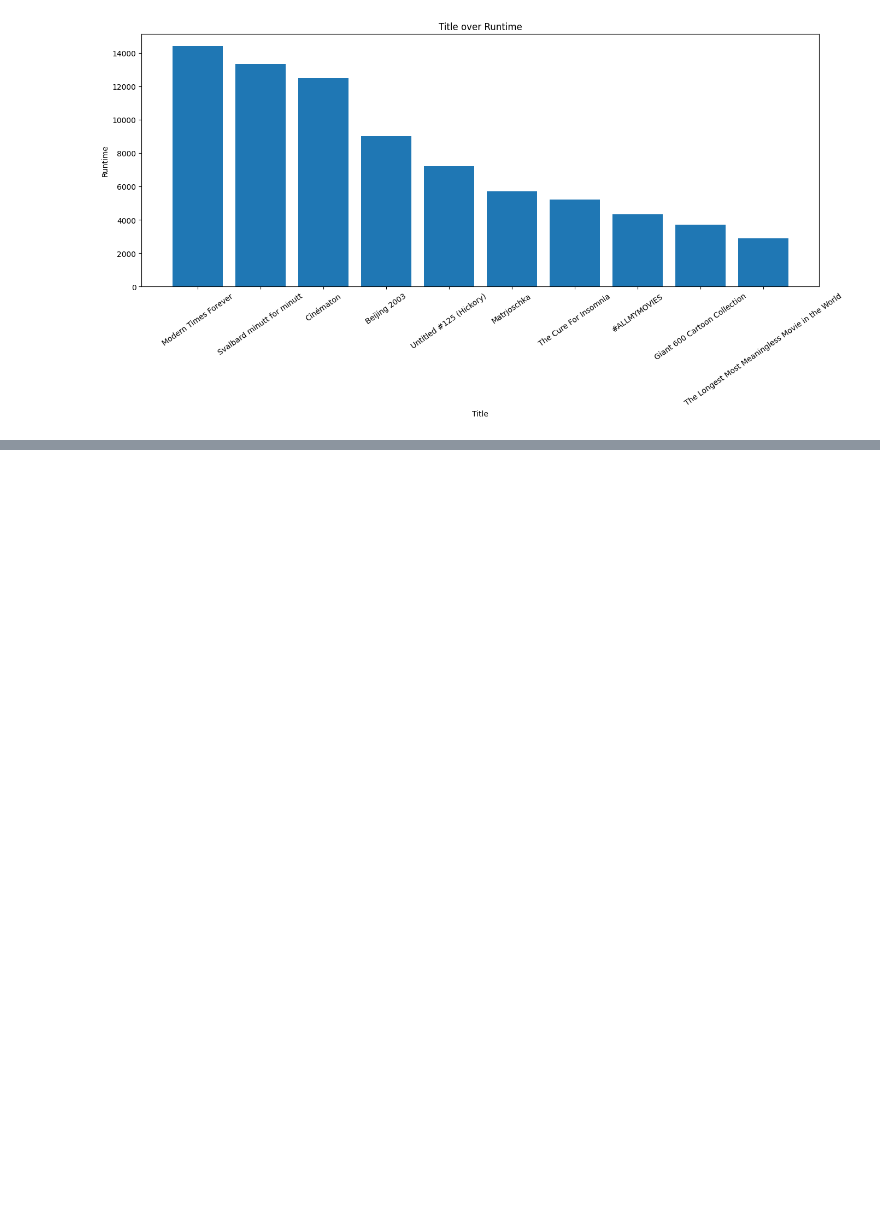
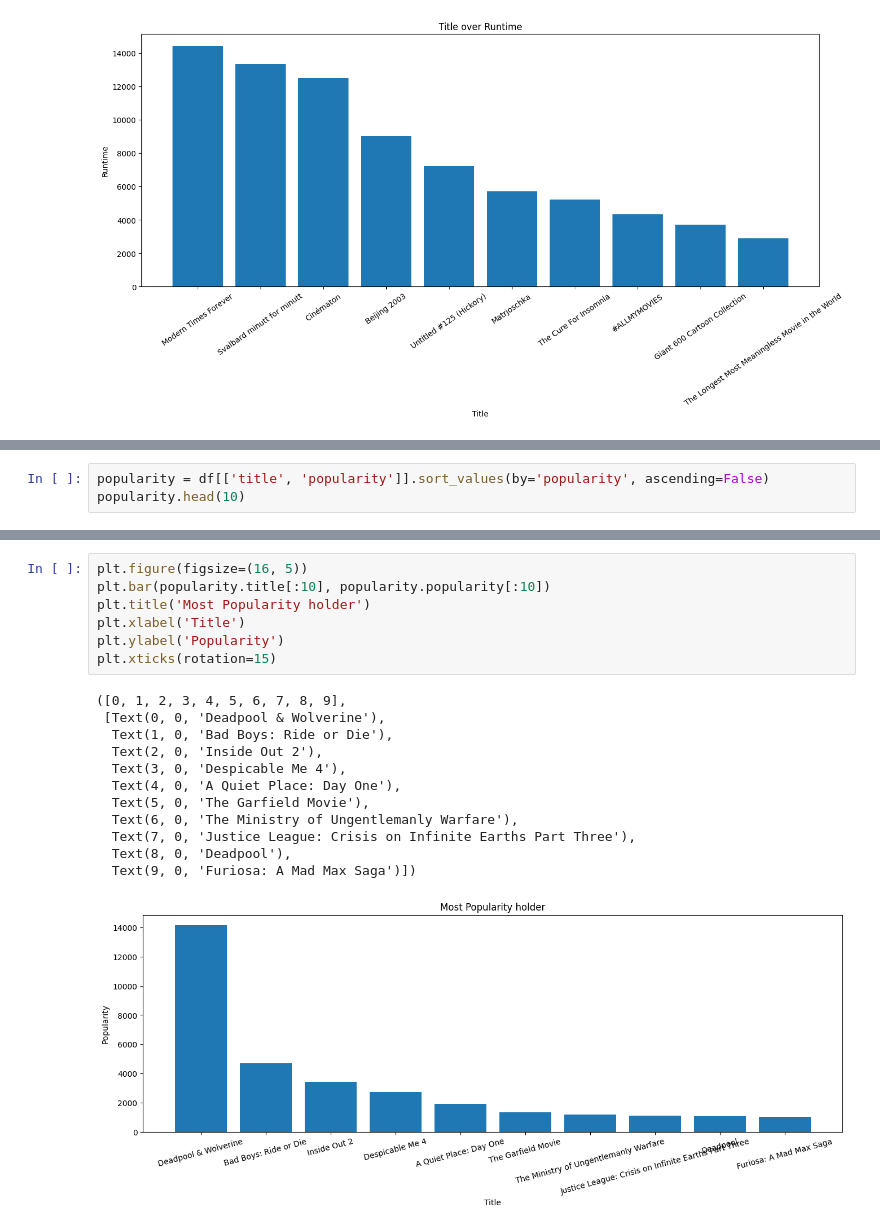
Before and after one commit to Seenuprime/Data-Analytics, a Jupyter notebook: Huge_movies_DataAnalytics.ipynb, the cells around one changed output, grey strips where cells are left out. Drawn from its saved outputs; the diff is of its cells as text; blank space fills up the shorter version.

```diff
--- a/Huge_movies_DataAnalytics.ipynb
+++ b/Huge_movies_DataAnalytics.ipynb
@@ -210,0 +253,3 @@ plt.xticks(rotation=35)
+# %%
+popularity = df[['title', 'popularity']].sort_values(by='popularity', ascending=False)
+popularity.head(10)
@@ -210,0 +268,20 @@ plt.xticks(rotation=35)
+# %%
+plt.figure(figsize=(16, 5))
+plt.bar(popularity.title[:10], popularity.popularity[:10])
+plt.title('Most Popularity holder')
+plt.xlabel('Title')
+plt.ylabel('Popularity')
+plt.xticks(rotation=15)
+# %% [output]
+([0, 1, 2, 3, 4, 5, 6, 7, 8, 9],
+ [Text(0, 0, 'Deadpool & Wolverine'),
+  Text(1, 0, 'Bad Boys: Ride or Die'),
+  Text(2, 0, 'Inside Out 2'),
+  Text(3, 0, 'Despicable Me 4'),
+  Text(4, 0, 'A Quiet Place: Day One'),
+  Text(5, 0, 'The Garfield Movie'),
+  Text(6, 0, 'The Ministry of Ungentlemanly Warfare'),
+  Text(7, 0, 'Justice League: Crisis on Infinite Earths Part Three'),
+  Text(8, 0, 'Deadpool'),
+  Text(9, 0, 'Furiosa: A Mad Max Saga')])
+[figure, added]
```
Also changed, not shown: parts of 15 cells of this notebook.
